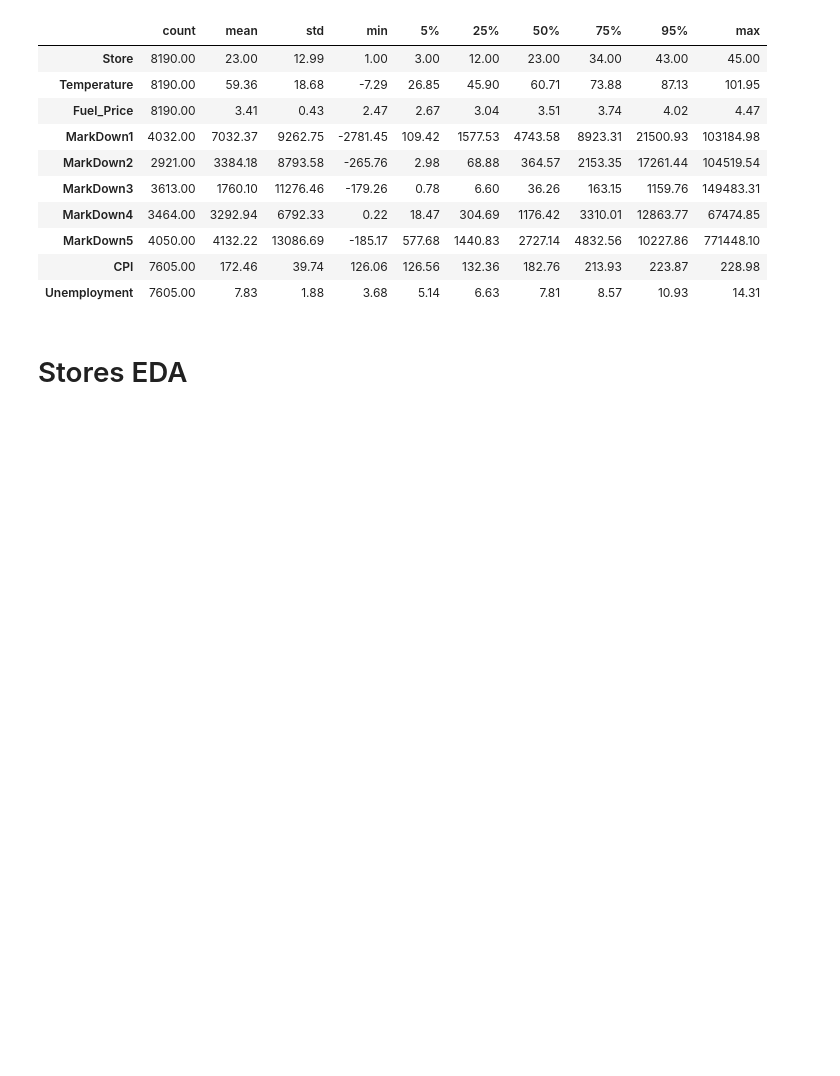
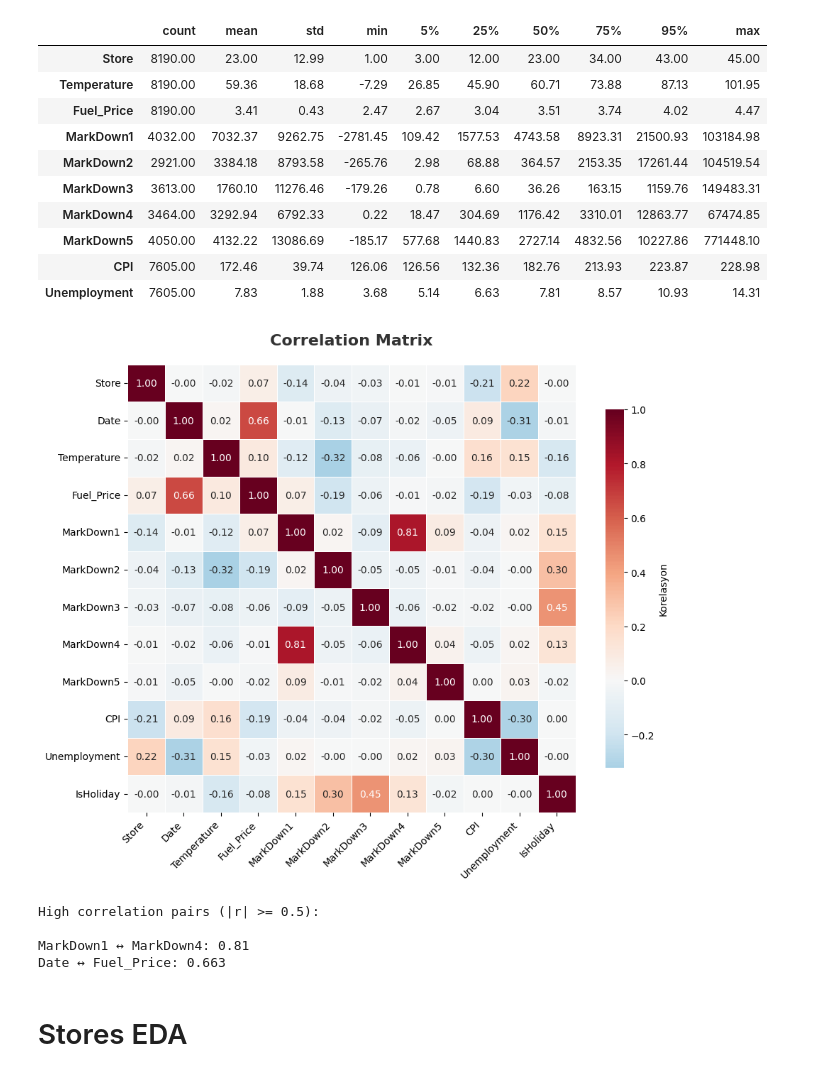
Before and after one commit to BarkinTopcu/Walmart_EDA, a Jupyter notebook: Walmart_EDA.ipynb, the cells around one changed output. Saved outputs shown, nothing was run; the diff lists cells and outputs as text; code cells hidden in the pictures; blank space fills up the shorter version.

```diff
--- a/Walmart_EDA.ipynb
+++ b/Walmart_EDA.ipynb
@@ -166,6 +169,47 @@ def styled_stats_table(
     )
 
     return styled
+# %%
+def plot_corr_matrix(
+    df: pd.DataFrame,
+    method: str = "pearson",
+    figsize: tuple = (10, 8),
+    cmap: str = "RdBu_r",
+    title: str = "Correlation Matrix",
+    annot: bool = True,
+    threshold: float = 0.5
+):
+    corr = df.corr(method=method)
+    plt.figure(figsize=figsize)
+    sns.heatmap(
+        corr,
+        annot=annot,
+        fmt=".2f",
+        cmap=cmap,
+        center=0,
+        square=True,
+        linewidths=0.5,
+        cbar_kws={"shrink": 0.8, "label": "Korelasyon"},
+    )
+    plt.title(title, fontsize=16, fontweight="bold", pad=20, color="#333333")
+    plt.xticks(rotation=45, ha="right", fontsize=10)
+    plt.yticks(rotation=0, fontsize=10)
+    plt.tight_layout()
+    plt.show()
+
+    print(f"High correlation pairs (|r| >= {threshold}):\n")
+    high_corrs = []
+    for i in range(len(corr.columns)):
+        for j in range(i+1, len(corr.columns)):
+            val = corr.iloc[i, j]
+            if abs(val) >= threshold:
+                high_corrs.append((corr.index[i], corr.columns[j], round(val, 3)))
+
+    if high_corrs:
+        for col1, col2, val in sorted(high_corrs, key=lambda x: -abs(x[2])):
+            print(f"{col1} ↔ {col2}: {val}")
+    else:
+        print("All corelations are below the threshold.")
 # %% [markdown]
 # Train DF EDA
 # %%
@@ -207,6 +258,8 @@ create_column_stats(features_df)
 | 9 | CPI | float64 | 2505 | 132.7160968(33), 139.1226129(24),... | 7605 | 585 | 7.14 |
 | 10 | Unemployment | float64 | 404 | 8.099(78), 8.163(56), 7.852(56) | 7605 | 585 | 7.14 |
 | 11 | IsHoliday | bool | 2 | False(7605), True(585) | 8190 | 0 | 0.00 |
+# %%
+features_df["Date"] = pd.to_datetime(features_df["Date"], format="%Y-%m-%d", errors="coerce")
 # %%
 styled_stats_table(features_df)
 # %% [output]
@@ -222,5 +275,13 @@ Feature-wise Statistics
 | MarkDown5 | 4050.00 | 4132.22 | 13086.69 | -185.17 | 577.68 | 1440.83 | 2727.14 | 4832.56 | 10227.86 | 771448.10 |
 | CPI | 7605.00 | 172.46 | 39.74 | 126.06 | 126.56 | 132.36 | 182.76 | 213.93 | 223.87 | 228.98 |
 | Unemployment | 7605.00 | 7.83 | 1.88 | 3.68 | 5.14 | 6.63 | 7.81 | 8.57 | 10.93 | 14.31 |
+# %%
+plot_corr_matrix(features_df)
+# %% [output]
+[figure, added]
+High correlation pairs (|r| >= 0.5):
+
+MarkDown1 ↔ MarkDown4: 0.81
+Date ↔ Fuel_Price: 0.663
 # %% [markdown]
 # Stores EDA
```
Also changed, not shown: parts of 6 cells of this notebook.
